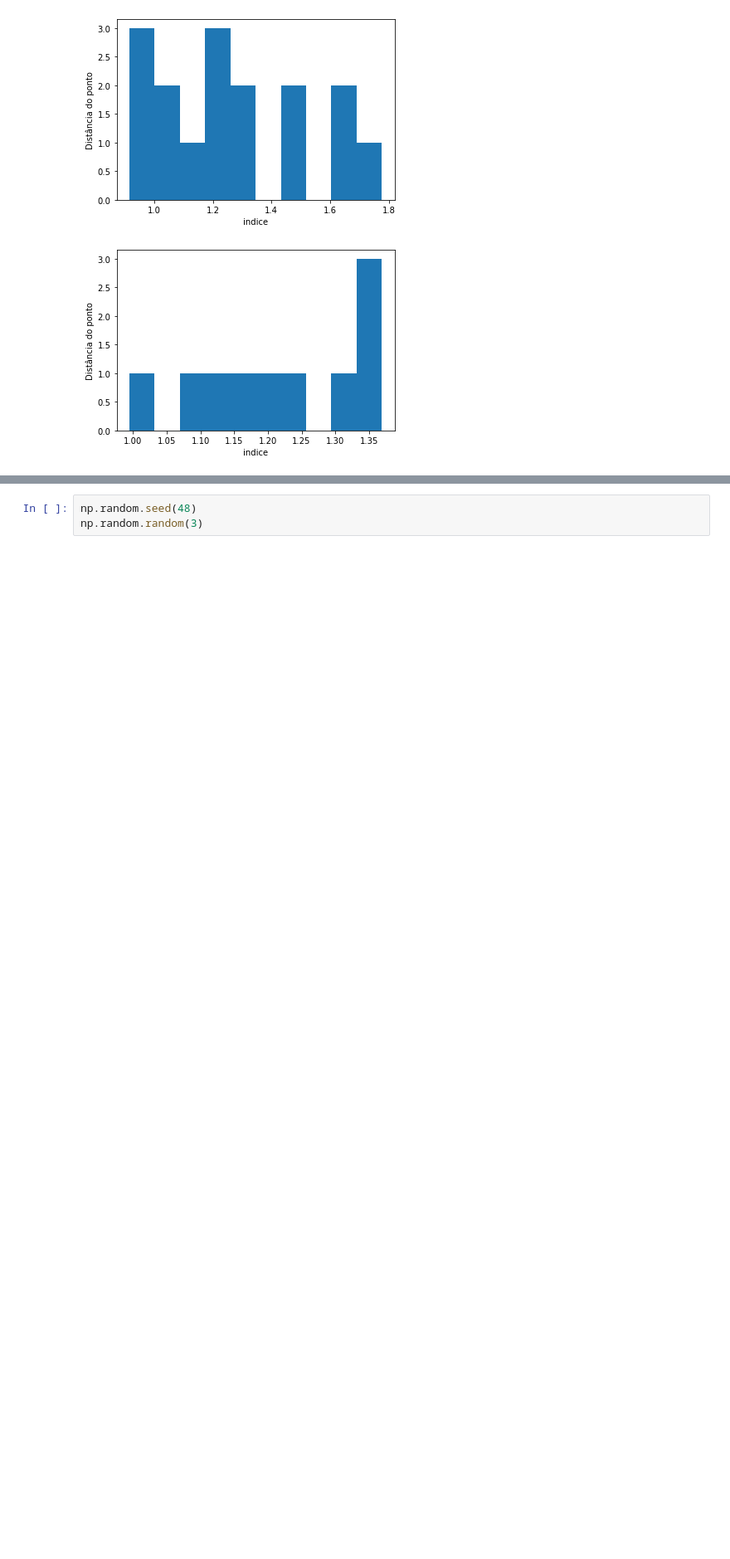
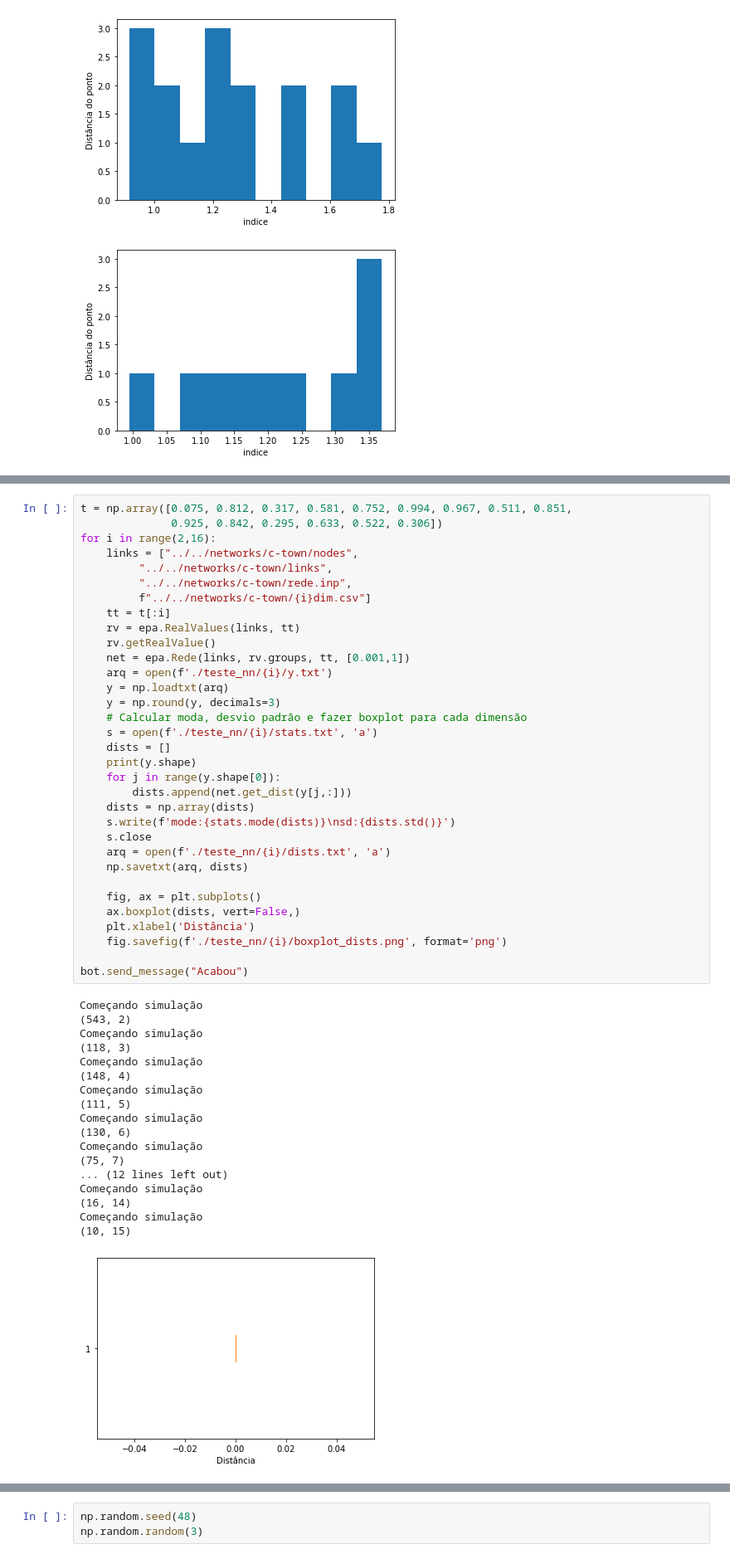
Before and after one commit to augusnunes/optimized-calibration, a Jupyter notebook: src_py/gradient/c-town_15dim.ipynb, the cells around one changed output, grey strips where cells are left out. Shown at 83% size. Drawn from its saved outputs; the diff is of its cells as text; blank space fills up the shorter version.

Commit message:
Atualizando arquivos de testes

```diff
--- a/src_py/gradient/c-town_15dim.ipynb
+++ b/src_py/gradient/c-town_15dim.ipynb
@@ -359,0 +378,52 @@ Começando simulação
+# %%
+t = np.array([0.075, 0.812, 0.317, 0.581, 0.752, 0.994, 0.967, 0.511, 0.851,
+              0.925, 0.842, 0.295, 0.633, 0.522, 0.306])
+for i in range(2,16):
+    links = ["../../networks/c-town/nodes",
+         "../../networks/c-town/links",
+         "../../networks/c-town/rede.inp",
+         f"../../networks/c-town/{i}dim.csv"]
+    tt = t[:i]
+    rv = epa.RealValues(links, tt)
+    rv.getRealValue()
+    net = epa.Rede(links, rv.groups, tt, [0.001,1])
+    arq = open(f'./teste_nn/{i}/y.txt')
+    y = np.loadtxt(arq)
+    y = np.round(y, decimals=3)
+    # Calcular moda, desvio padrão e fazer boxplot para cada dimensão
+    s = open(f'./teste_nn/{i}/stats.txt', 'a')
+    dists = []
+    print(y.shape)
+    for j in range(y.shape[0]):
+        dists.append(net.get_dist(y[j,:]))
+    dists = np.array(dists)
+    s.write(f'mode:{stats.mode(dists)}\nsd:{dists.std()}')
+    s.close
+    arq = open(f'./teste_nn/{i}/dists.txt', 'a')
+    np.savetxt(arq, dists)
+
+    fig, ax = plt.subplots()
+    ax.boxplot(dists, vert=False,)
+    plt.xlabel('Distância')
+    fig.savefig(f'./teste_nn/{i}/boxplot_dists.png', format='png')
+
+bot.send_message("Acabou")
+# %% [output]
+Começando simulação
+(543, 2)
+Começando simulação
+(118, 3)
+Começando simulação
+(148, 4)
+Começando simulação
+(111, 5)
+Começando simulação
+(130, 6)
+Começando simulação
+(75, 7)
+... (12 lines left out)
+Começando simulação
+(16, 14)
+Começando simulação
+(10, 15)
+[figure, added]
```
Also changed, not shown: parts of 9 cells of this notebook, 50 other files.
